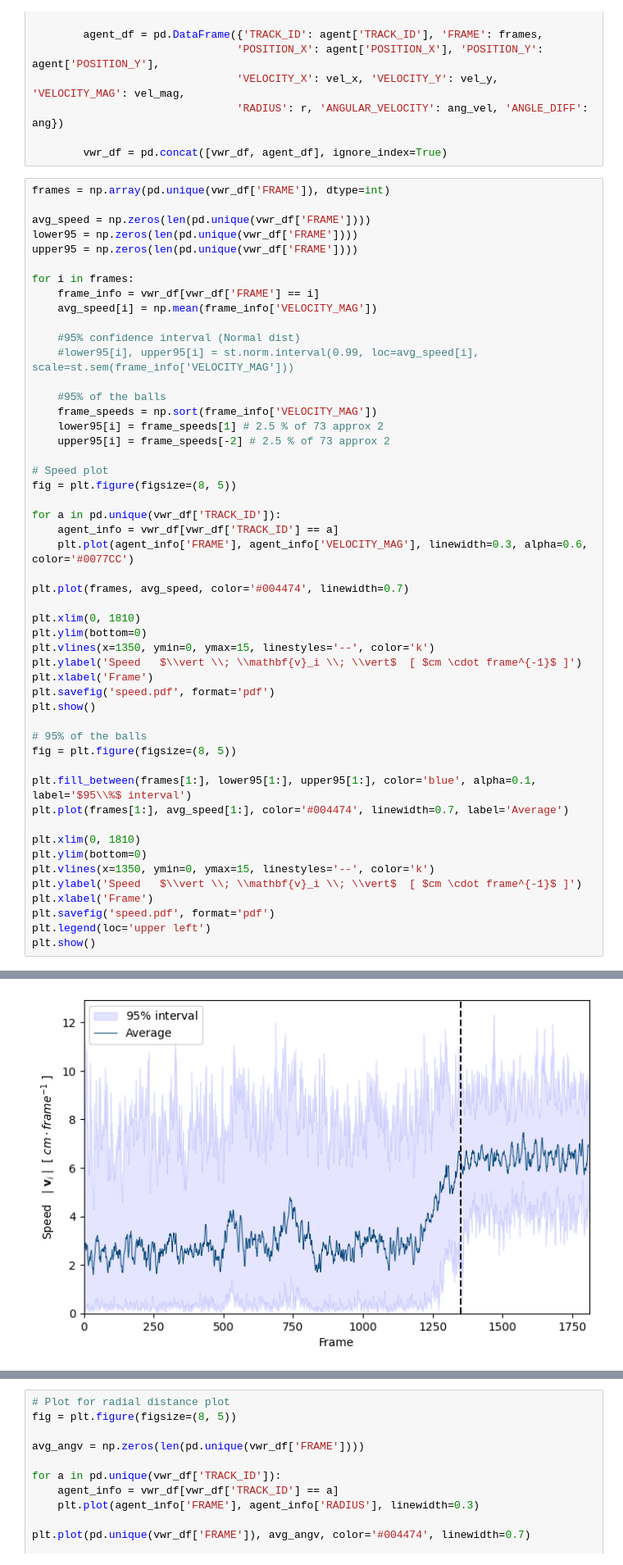
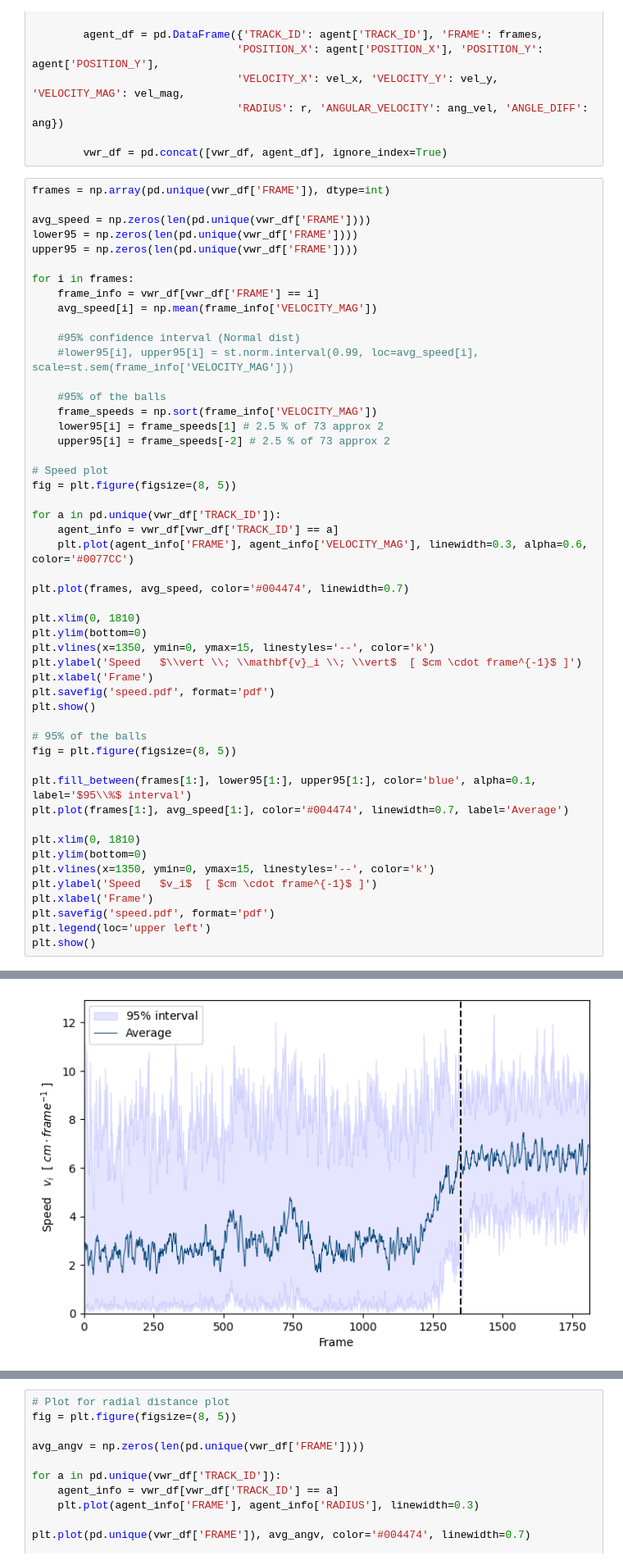
Before and after one commit to BenedictRussell/MA932-Project, a Jupyter notebook: Data_based.ipynb, the cells around one changed output, grey strips where cells are left out. Shown at 82% size. Cells and saved outputs as stored; diff of their text form.

Commit message:
poster plots

```diff
--- a/Data_based.ipynb
+++ b/Data_based.ipynb
@@ -264,35 +124,35 @@ fig = plt.figure(figsize=(8, 5))
 
 for a in pd.unique(vwr_df['TRACK_ID']):
     agent_info = vwr_df[vwr_df['TRACK_ID'] == a]
     plt.plot(agent_info['FRAME'], agent_info['VELOCITY_MAG'], linewidth=0.3, alpha=0.6, color='#0077CC')
 
 plt.plot(frames, avg_speed, color='#004474', linewidth=0.7)
 
 plt.xlim(0, 1810)
 plt.ylim(bottom=0)
 plt.vlines(x=1350, ymin=0, ymax=15, linestyles='--', color='k')
 plt.ylabel('Speed   $\\vert \\; \\mathbf{v}_i \\; \\vert$  [ $cm \cdot frame^{-1}$ ]')
 plt.xlabel('Frame')
 plt.savefig('speed.pdf', format='pdf')
 plt.show()
 
 # 95% of the balls
 fig = plt.figure(figsize=(8, 5))
 
 plt.fill_between(frames[1:], lower95[1:], upper95[1:], color='blue', alpha=0.1, label='$95\\%$ interval')
 plt.plot(frames[1:], avg_speed[1:], color='#004474', linewidth=0.7, label='Average')
 
 plt.xlim(0, 1810)
 plt.ylim(bottom=0)
 plt.vlines(x=1350, ymin=0, ymax=15, linestyles='--', color='k')
-plt.ylabel('Speed   $\\vert \\; \\mathbf{v}_i \\; \\vert$  [ $cm \cdot frame^{-1}$ ]')
+plt.ylabel('Speed   $v_i$  [ $cm \cdot frame^{-1}$ ]')
 plt.xlabel('Frame')
 plt.savefig('speed.pdf', format='pdf')
 plt.legend(loc='upper left')
 plt.show()
 # %% [output]
 [figure]
-[figure, old version]
+[figure, new version]
 # %%
 # Plot for angle difference
 fig = plt.figure(figsize=(8, 5))
```
Also changed, not shown: parts of 6 cells of this notebook, 3 other files.
